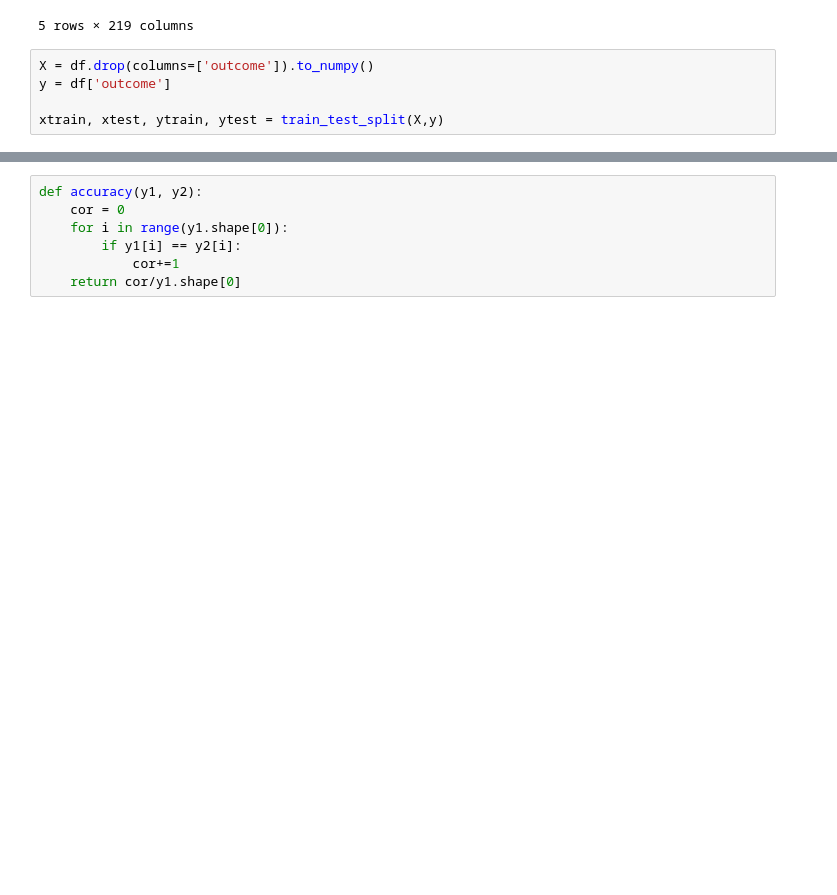
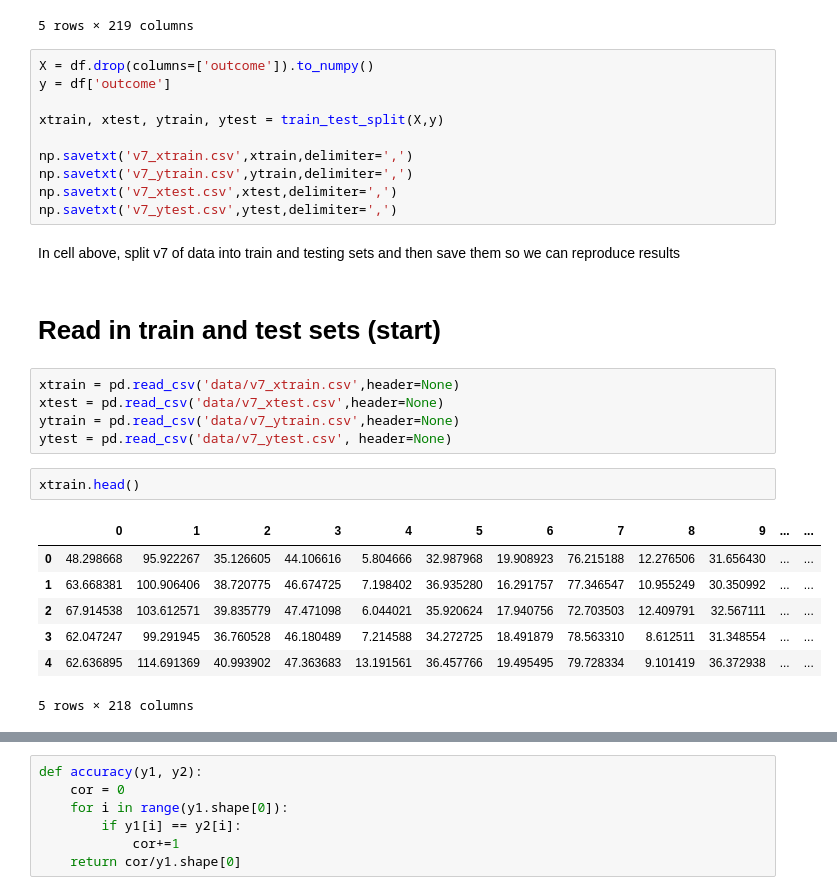
Before and after one commit to ijamil1/nba_playoff_predictions_22_23, a Jupyter notebook: v7_data_training.ipynb, the cells around one changed output, grey strips where cells are left out. Drawn from its saved outputs; the diff is of its cells as text; blank space fills up the shorter version.

```diff
--- a/v7_data_training.ipynb
+++ b/v7_data_training.ipynb
@@ -22,3 +24,27 @@ X = df.drop(columns=['outcome']).to_numpy()
 y = df['outcome']
 
 xtrain, xtest, ytrain, ytest = train_test_split(X,y)
+
+np.savetxt('v7_xtrain.csv',xtrain,delimiter=',')
+np.savetxt('v7_ytrain.csv',ytrain,delimiter=',')
+np.savetxt('v7_xtest.csv',xtest,delimiter=',')
+np.savetxt('v7_ytest.csv',ytest,delimiter=',')
+# %% [markdown]
+In cell above, split v7 of data into train and testing sets and then save them so we can reproduce results
+# %% [markdown]
+# Read in train and test sets (start)
+# %%
+xtrain = pd.read_csv('data/v7_xtrain.csv',header=None)
+xtest = pd.read_csv('data/v7_xtest.csv',header=None)
+ytrain = pd.read_csv('data/v7_ytrain.csv',header=None)
+ytest = pd.read_csv('data/v7_ytest.csv', header=None)
+# %%
+xtrain.head()
+# %% [output]
+|  | 0 | 1 | 2 | 3 | 4 | 5 | 6 | 7 | 8 | 9 | ... | ... |
+| 0 | 48.298668 | 95.922267 | 35.126605 | 44.106616 | 5.804666 | 32.987968 | 19.908923 | 76.215188 | 12.276506 | 31.656430 | ... | ... |
+| 1 | 63.668381 | 100.906406 | 38.720775 | 46.674725 | 7.198402 | 36.935280 | 16.291757 | 77.346547 | 10.955249 | 30.350992 | ... | ... |
+| 2 | 67.914538 | 103.612571 | 39.835779 | 47.471098 | 6.044021 | 35.920624 | 17.940756 | 72.703503 | 12.409791 | 32.567111 | ... | ... |
+| 3 | 62.047247 | 99.291945 | 36.760528 | 46.180489 | 7.214588 | 34.272725 | 18.491879 | 78.563310 | 8.612511 | 31.348554 | ... | ... |
+| 4 | 62.636895 | 114.691369 | 40.993902 | 47.363683 | 13.191561 | 36.457766 | 19.495495 | 79.728334 | 9.101419 | 36.372938 | ... | ... |
+5 rows × 218 columns
```
Also changed, not shown: parts of 37 cells of this notebook, 4 other files.
